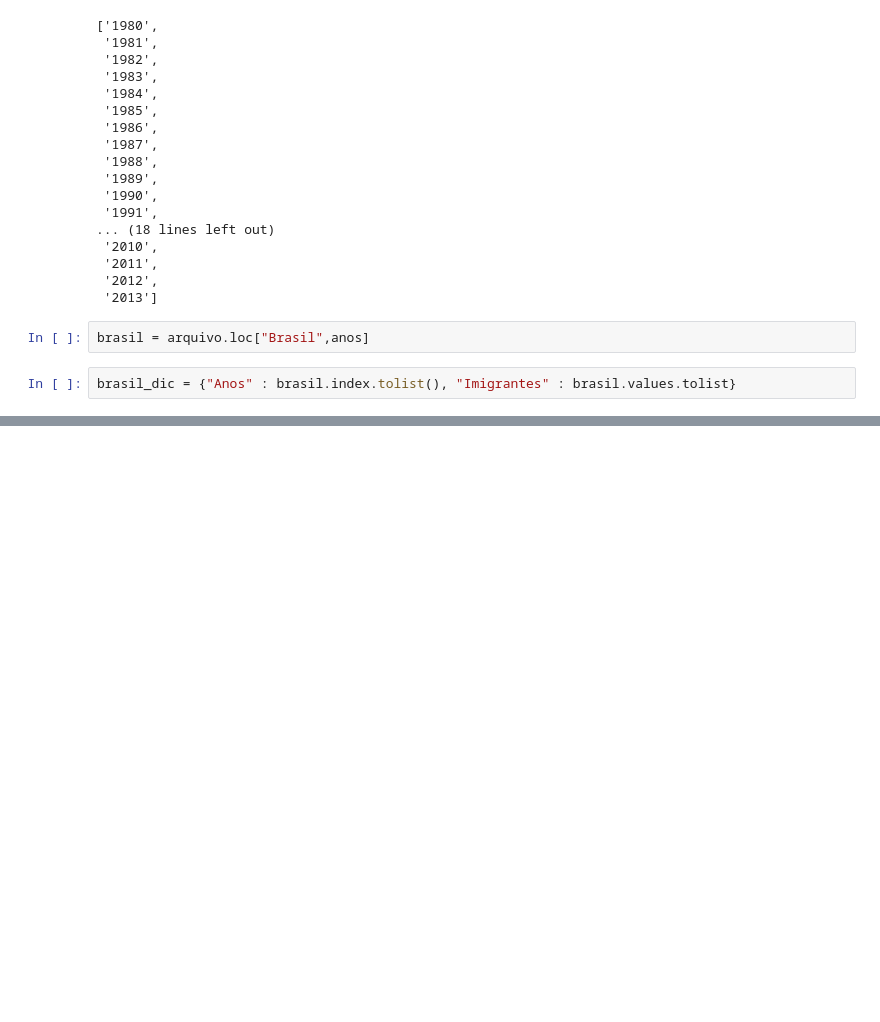
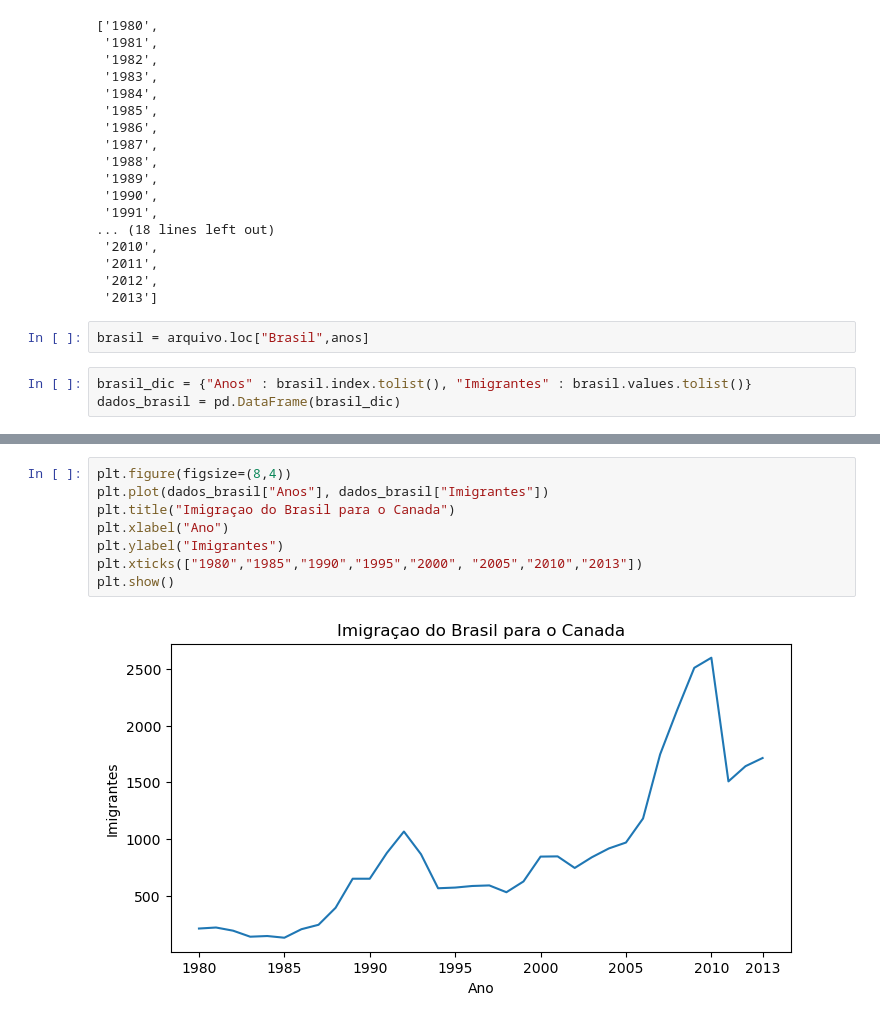
Before and after one commit to scheffler5/Analise-de-Dados, a Jupyter notebook: Analise Imigraçao/Untitled.ipynb, the cells around one changed output, grey strips where cells are left out. Saved outputs shown, nothing was run; the diff lists cells and outputs as text; blank space fills up the shorter version.

```diff
--- a/Analise Imigraçao/Untitled.ipynb
+++ b/Analise Imigraçao/Untitled.ipynb
@@ -83,4 +83,5 @@ anos
 # %%
 brasil = arquivo.loc["Brasil",anos]
 # %%
-brasil_dic = {"Anos" : brasil.index.tolist(), "Imigrantes" : brasil.values.tolist}
+brasil_dic = {"Anos" : brasil.index.tolist(), "Imigrantes" : brasil.values.tolist()}
+dados_brasil = pd.DataFrame(brasil_dic)
@@ -86,0 +108,10 @@ brasil_dic = {"Anos" : brasil.index.tolist(), "Imigrantes" : brasil.values.tolis
+# %%
+plt.figure(figsize=(8,4))
+plt.plot(dados_brasil["Anos"], dados_brasil["Imigrantes"])
+plt.title("Imigraçao do Brasil para o Canada")
+plt.xlabel("Ano")
+plt.ylabel("Imigrantes")
+plt.xticks(["1980","1985","1990","1995","2000", "2005","2010","2013"])
+plt.show()
+# %% [output]
+[figure, added]
```
Also changed, not shown: parts of 4 cells of this notebook.
